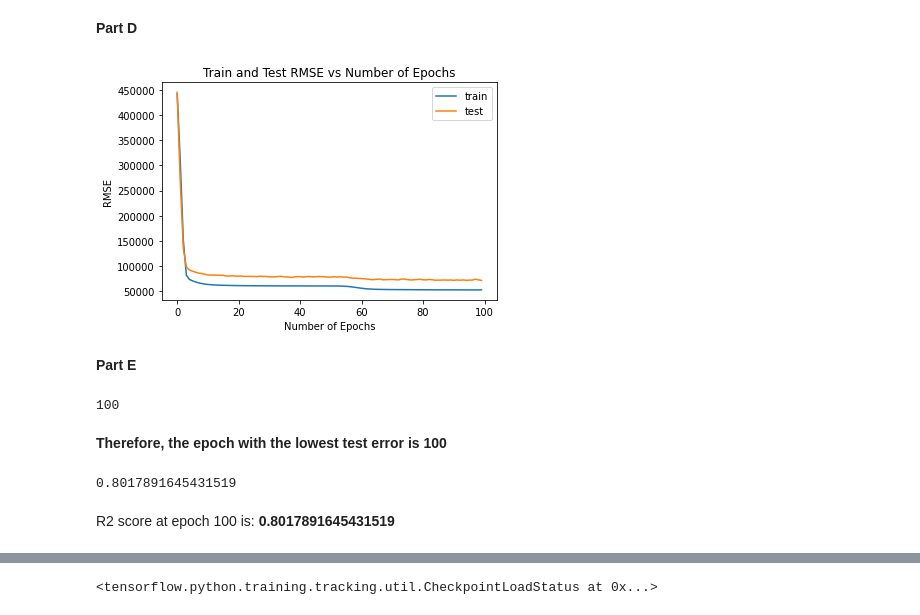
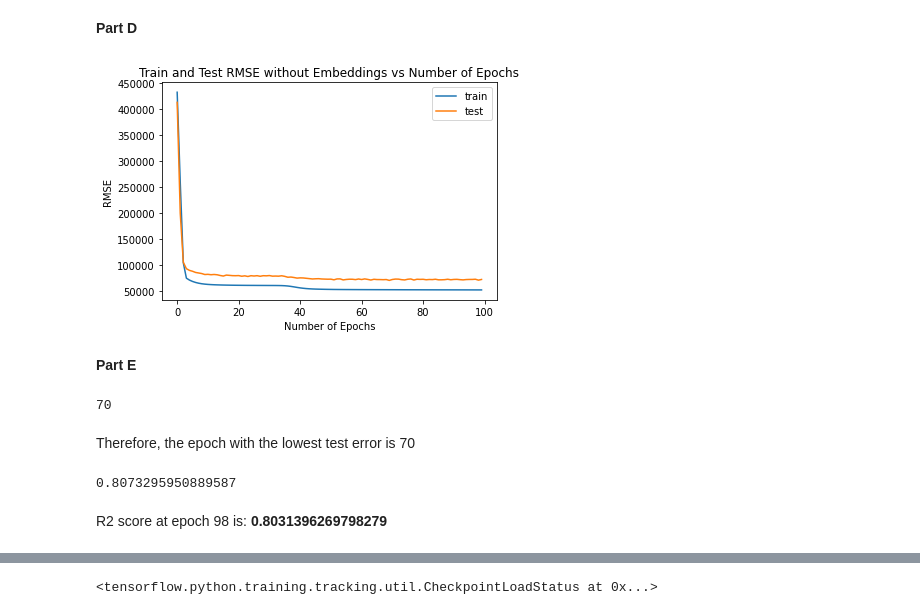
Before and after one commit to kirath2205/Neural-Network-Assignment-1, a Jupyter notebook: start_1b_Final.ipynb, the cells around one changed output, grey strips where cells are left out. Cells and saved outputs as stored; diff of their text form; code cells hidden in the pictures.

```diff
--- a/start_1b_Final.ipynb
+++ b/start_1b_Final.ipynb
@@ -244,45 +259,45 @@ Epoch 100/100
 # %%
 import math
 import matplotlib.pyplot as plt
 
 history.history['root_mean_squared_error'] = []
 history.history['val_root_mean_squared_error'] = []
 
 for i in range(len(history.history['loss'])):
     history.history['root_mean_squared_error'].append(math.sqrt(history.history['loss'][i]))
 
 for i in range(len(history.history['val_loss'])):
     history.history['val_root_mean_squared_error'].append(math.sqrt(history.history['val_loss'][i]))
 
 plt.plot(history.history['root_mean_squared_error'])
 plt.plot(history.history['val_root_mean_squared_error'])
-plt.title("Train and Test RMSE vs Number of Epochs")
+plt.title("Train and Test RMSE without Embeddings vs Number of Epochs")
 plt.ylabel('RMSE')
 plt.xlabel('Number of Epochs')
 plt.legend(['train', 'test'], loc='upper right')
 plt.show()
 # %% [output]
-[figure, old version]
+[figure, new version]
 # %% [markdown]
 **Part E**
 # %%
-loss = history.history['val_loss']
+test_loss = history.history['val_root_mean_squared_error']
 
-min_epoch_loss = 0
-min_loss = float("inf")
-for i,l in enumerate(loss):
-    if l<min_loss:
-        min_loss = l
-        min_epoch_loss = i+1
+min_epoch_loss_without_embedding = 0
+min_loss_without_embedding = float("inf")
+for i,loss in enumerate(test_loss):
+    if loss<min_loss_without_embedding:
+        min_loss_without_embedding = loss
+        min_epoch_loss_without_embedding = i+1
 
-print(min_epoch_loss)
+print(min_epoch_loss_without_embedding)
 # %% [output]
-100
+70
 # %% [markdown]
-**Therefore, the epoch with the lowest test error is 100**
+Therefore, the epoch with the lowest test error is 70
 # %%
-history.history['val_R2'][min_epoch_loss-1]
+history.history['val_R2'][min_epoch_loss_without_embedding-1]
 # %% [output]
-0.8017891645431519
+0.8073295950889587
 # %% [markdown]
-R2 score at epoch 100 is: **0.8017891645431519**
+R2 score at epoch 98 is: **0.8031396269798279**
```
Also changed, not shown: parts of 56 cells of this notebook.
